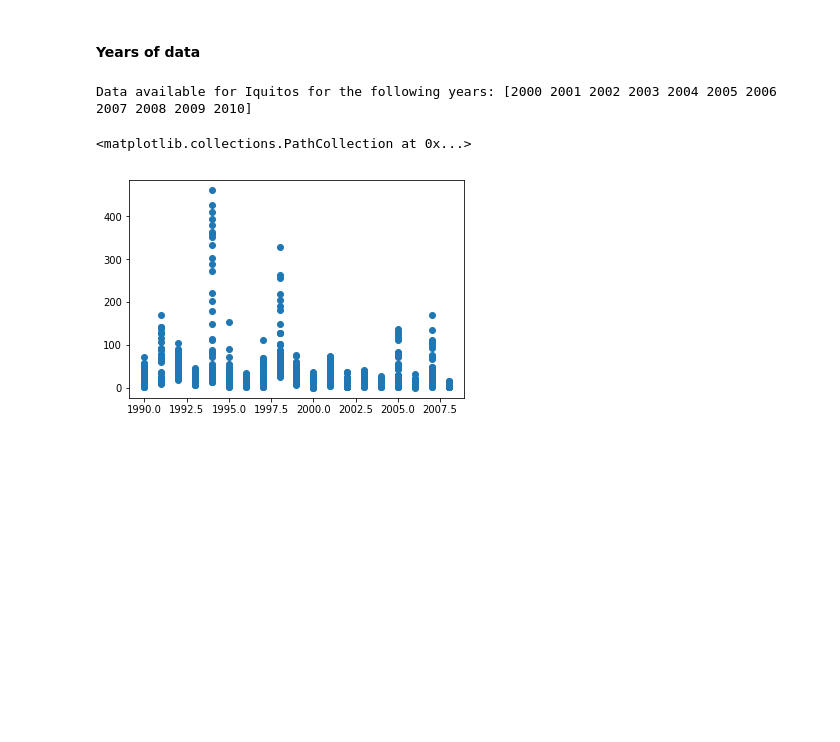
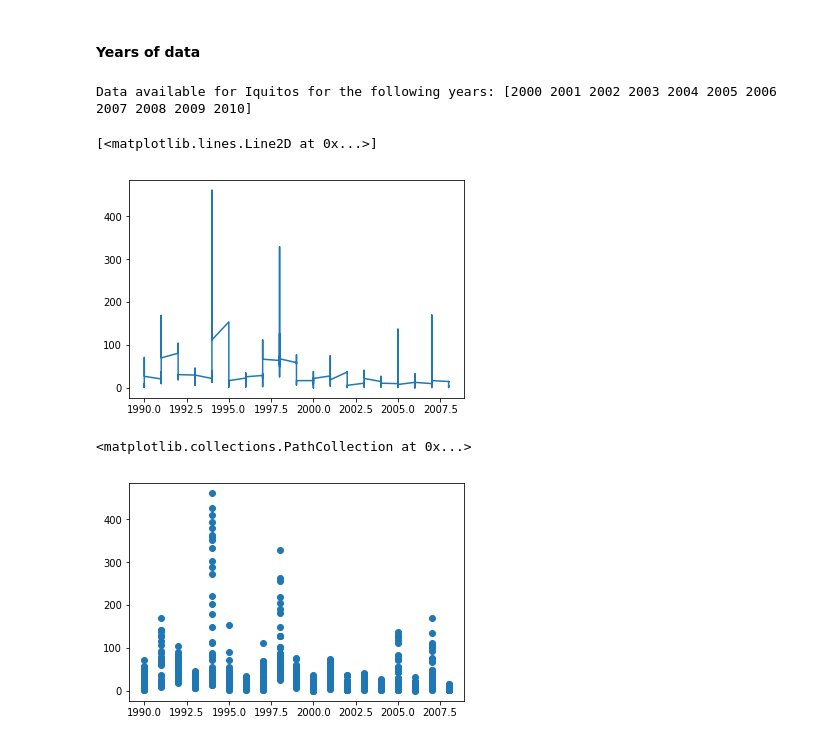
Before and after one commit to askiefer/dengue_fever_la, a Jupyter notebook: notebooks/Initial Data Analysis.ipynb, the cells around one changed output. Cells and saved outputs as stored; diff of their text form; code cells hidden in the pictures; blank space fills up the shorter version.

Commit message:
Added one to one plots of data

```diff
--- a/notebooks/Initial Data Analysis.ipynb
+++ b/notebooks/Initial Data Analysis.ipynb
@@ -116,3 +118,8 @@ iq = df[df['city'] == "iq"]
+# %%
+plt.plot(sj['year'], sj['total_cases'])
+# %% [output]
+[<matplotlib.lines.Line2D at 0x...>]
+[figure, added]
 # %%
 plt.scatter(sj['year'], sj['total_cases'])
 # %% [output]
```
Also changed, not shown: parts of 4 cells of this notebook, 4 other files.
